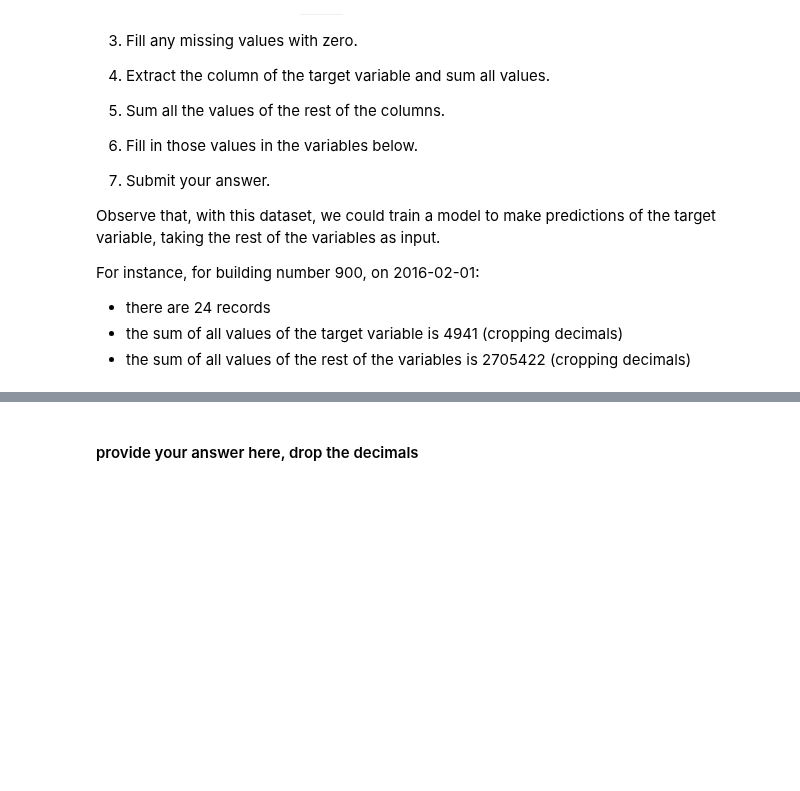
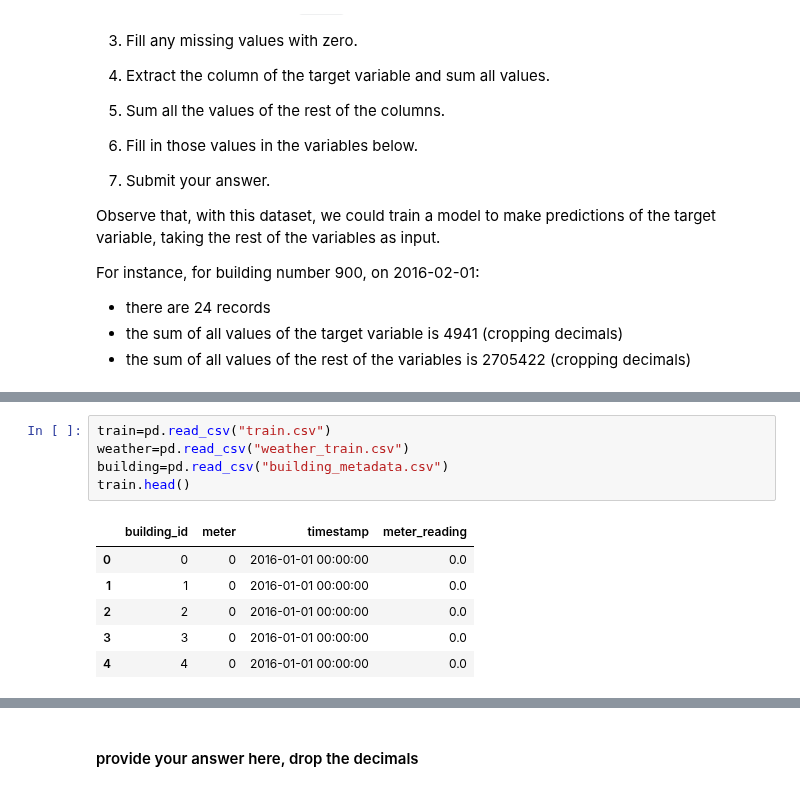
Before and after one commit to Santiagohvilla/Santiagohvilla, a Jupyter notebook: content/LAB 04.02 - BUILDING DATASETS.ipynb, the cells around one changed output, grey strips where cells are left out. Drawn from its saved outputs; the diff is of its cells as text; blank space fills up the shorter version.

```diff
--- a/content/LAB 04.02 - BUILDING DATASETS.ipynb
+++ b/content/LAB 04.02 - BUILDING DATASETS.ipynb
@@ -50,0 +96,12 @@ print ("your date       ", date)
+# %%
+train=pd.read_csv("train.csv")
+weather=pd.read_csv("weather_train.csv")
+building=pd.read_csv("building_metadata.csv")
+train.head()
+# %% [output]
+|  | building_id | meter | timestamp | meter_reading |
+| 0 | 0 | 0 | 2016-01-01 00:00:00 | 0.0 |
+| 1 | 1 | 0 | 2016-01-01 00:00:00 | 0.0 |
+| 2 | 2 | 0 | 2016-01-01 00:00:00 | 0.0 |
+| 3 | 3 | 0 | 2016-01-01 00:00:00 | 0.0 |
+| 4 | 4 | 0 | 2016-01-01 00:00:00 | 0.0 |
```
Also changed, not shown: parts of 6 cells of this notebook.
